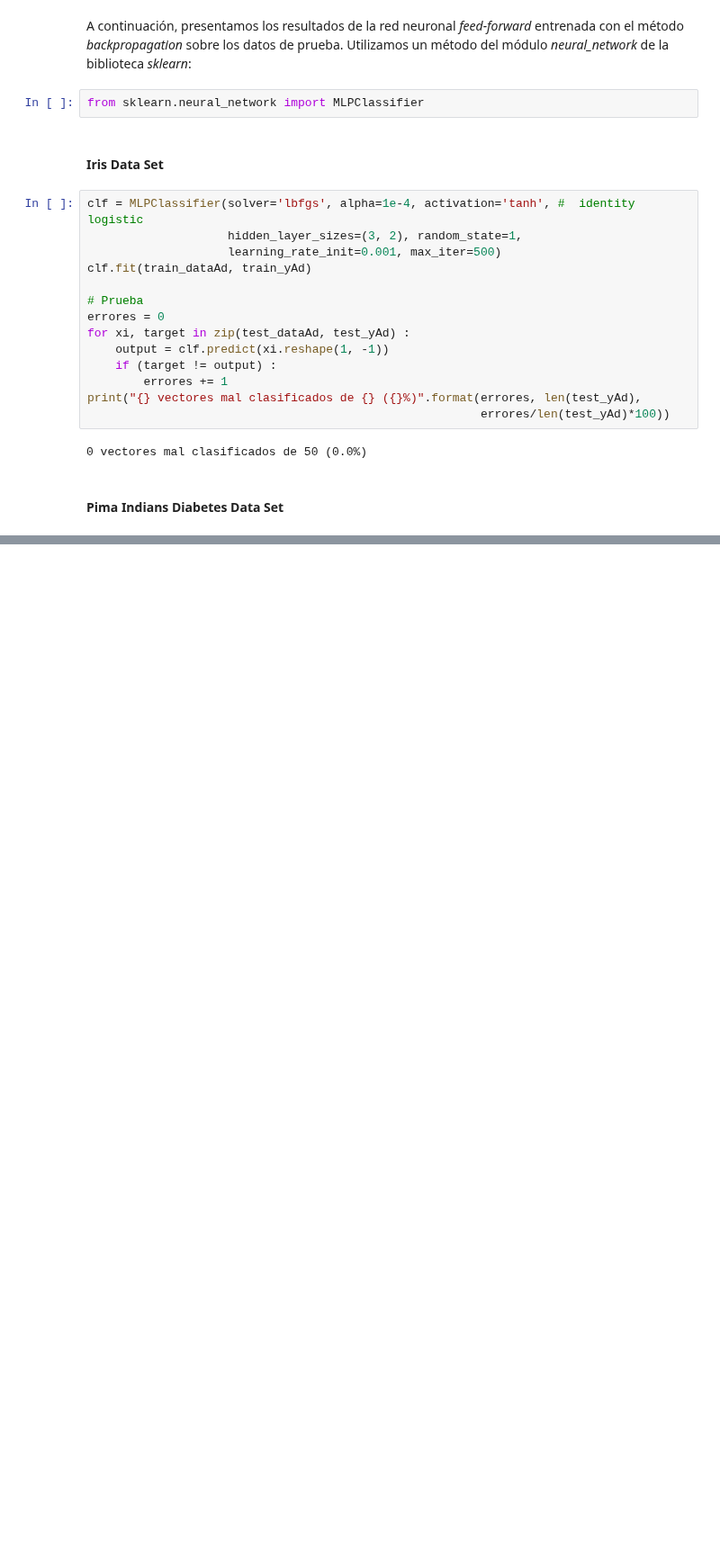
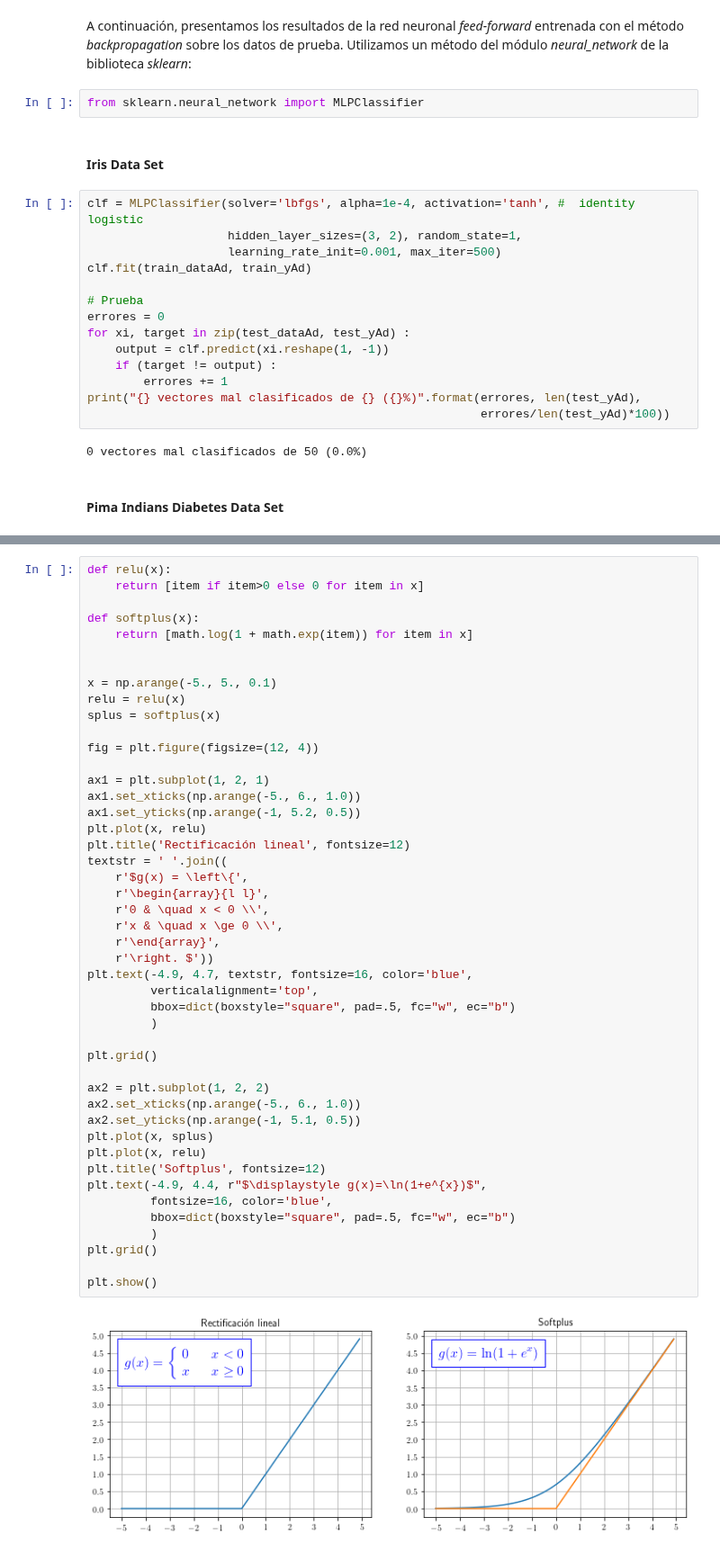
Before and after one commit to rsotoc/pattern-recognition, a Jupyter notebook: 18. Redes Neuronales Artificiales.ipynb, the cells around one changed output, grey strips where cells are left out. Shown at 90% size. Cells and saved outputs as stored; diff of their text form; blank space fills up the shorter version.

```diff
--- a/18. Redes Neuronales Artificiales.ipynb
+++ b/18. Redes Neuronales Artificiales.ipynb
@@ -774,0 +843,48 @@ Matriz de confusión
+# %%
+def relu(x):
+    return [item if item>0 else 0 for item in x]
+
+def softplus(x):
+    return [math.log(1 + math.exp(item)) for item in x]
+
+
+x = np.arange(-5., 5., 0.1)
+relu = relu(x)
+splus = softplus(x)
+
+fig = plt.figure(figsize=(12, 4))
+
+ax1 = plt.subplot(1, 2, 1)
+ax1.set_xticks(np.arange(-5., 6., 1.0))
+ax1.set_yticks(np.arange(-1, 5.2, 0.5))
+plt.plot(x, relu)
+plt.title('Rectificación lineal', fontsize=12)
+textstr = ' '.join((
+    r'$g(x) = \left\{',
+    r'\begin{array}{l l}',
+    r'0 & \quad x < 0 \\',
+    r'x & \quad x \ge 0 \\',
+    r'\end{array}',
+    r'\right. $'))
+plt.text(-4.9, 4.7, textstr, fontsize=16, color='blue',
+         verticalalignment='top',
+         bbox=dict(boxstyle="square", pad=.5, fc="w", ec="b")
+         )
+
+plt.grid()
+
+ax2 = plt.subplot(1, 2, 2)
+ax2.set_xticks(np.arange(-5., 6., 1.0))
+ax2.set_yticks(np.arange(-1, 5.1, 0.5))
+plt.plot(x, splus)
+plt.plot(x, relu)
+plt.title('Softplus', fontsize=12)
+plt.text(-4.9, 4.4, r"$\displaystyle g(x)=\ln(1+e^{x})$",
+         fontsize=16, color='blue',
+         bbox=dict(boxstyle="square", pad=.5, fc="w", ec="b")
+         )
+plt.grid()
+
+plt.show()
+# %% [output]
+[figure, added]
```
Also changed, not shown: parts of 16 cells of this notebook, 6 other files.
